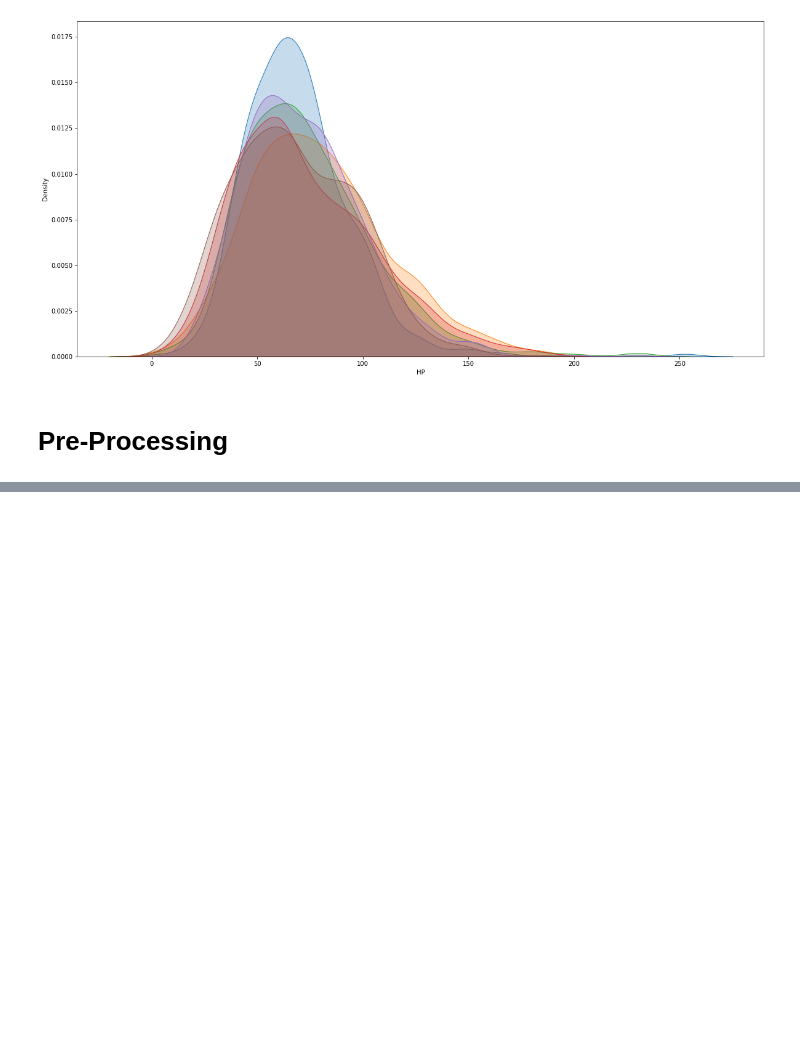
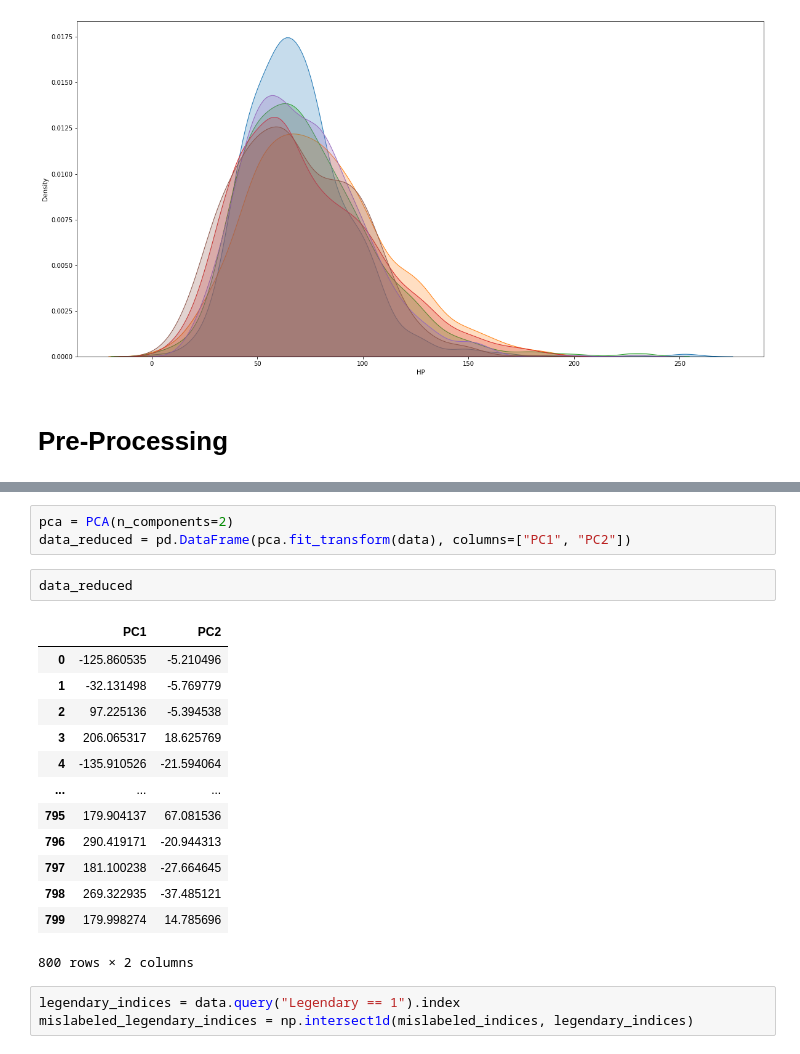
Before and after one commit to LJRollerII/Project_Pokemon, a Jupyter notebook: notebooks/legendary_pokemon_classification.ipynb, the cells around one changed output, grey strips where cells are left out. Cells and saved outputs as stored; diff of their text form; blank space fills up the shorter version.

```diff
--- a/notebooks/legendary_pokemon_classification.ipynb
+++ b/notebooks/legendary_pokemon_classification.ipynb
@@ -124,0 +289,22 @@ plt.show()
+# %%
+pca = PCA(n_components=2)
+data_reduced = pd.DataFrame(pca.fit_transform(data), columns=["PC1", "PC2"])
+# %%
+data_reduced
+# %% [output]
+|  | PC1 | PC2 |
+| 0 | -125.860535 | -5.210496 |
+| 1 | -32.131498 | -5.769779 |
+| 2 | 97.225136 | -5.394538 |
+| 3 | 206.065317 | 18.625769 |
+| 4 | -135.910526 | -21.594064 |
+| ... | ... | ... |
+| 795 | 179.904137 | 67.081536 |
+| 796 | 290.419171 | -20.944313 |
+| 797 | 181.100238 | -27.664645 |
+| 798 | 269.322935 | -37.485121 |
+| 799 | 179.998274 | 14.785696 |
+800 rows × 2 columns
+# %%
+legendary_indices = data.query("Legendary == 1").index
+mislabeled_legendary_indices = np.intersect1d(mislabeled_indices, legendary_indices)
```
Also changed, not shown: parts of 23 cells of this notebook.
